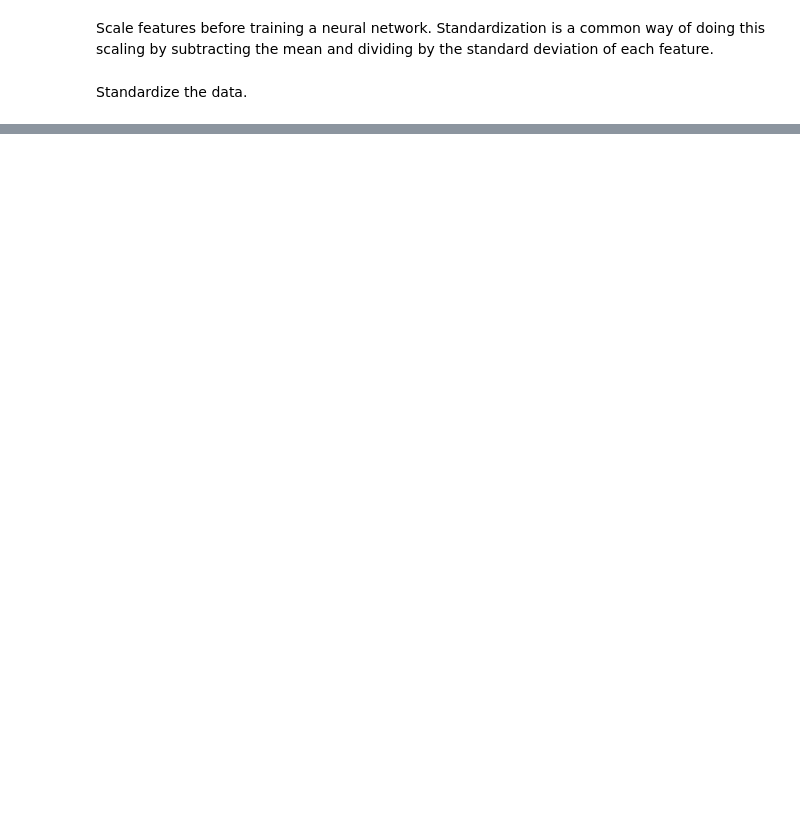
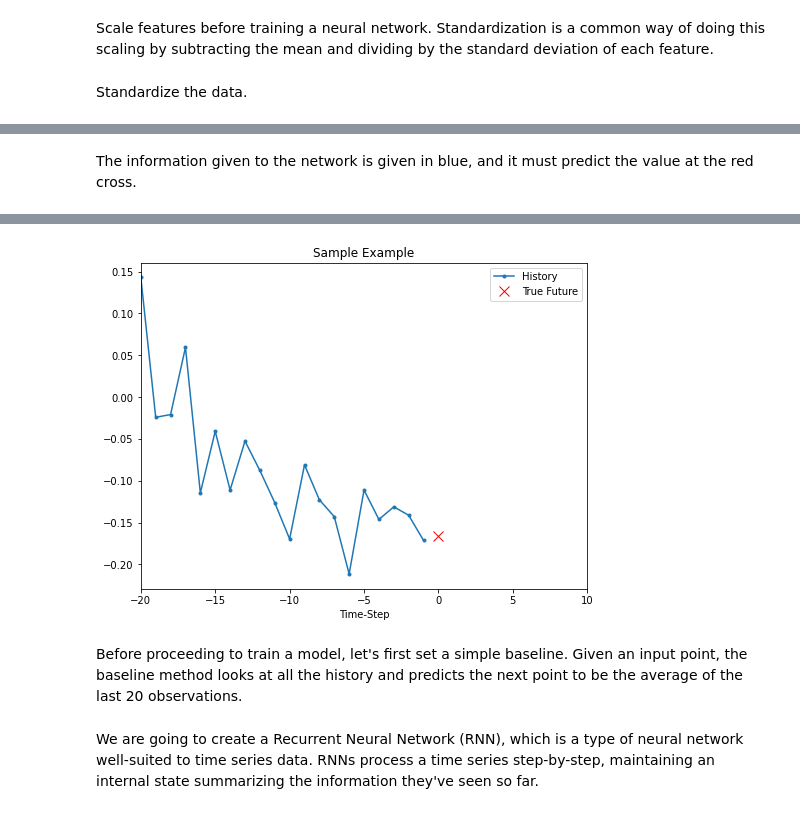
Before and after one commit to abdullahselek/covid-19, a Jupyter notebook: covid-19.ipynb, the cells around one changed output, grey strips where cells are left out. Saved outputs shown, nothing was run; the diff lists cells and outputs as text; code cells hidden in the pictures; blank space fills up the shorter version.

```diff
--- a/covid-19.ipynb
+++ b/covid-19.ipynb
@@ -63,0 +69,3 @@ number_of_rows
+# %%
+number_of_rows = len(df)
+number_of_rows
@@ -106,3 +116,13 @@ uni_train_std = uni_data[:TRAIN_SPLIT].std()
 Standardize the data.
 # %%
 uni_data = (uni_data - uni_train_mean) / uni_train_std
+# %%
+univariate_past_history = 20
+univariate_future_target = 0
+
+x_train_uni, y_train_uni = univariate_data(uni_data, 0, TRAIN_SPLIT,
+                                           univariate_past_history,
+                                           univariate_future_target)
+x_val_uni, y_val_uni = univariate_data(uni_data, TRAIN_SPLIT, None,
+                                       univariate_past_history,
+                                       univariate_future_target)
@@ -108,0 +152,29 @@ uni_data = (uni_data - uni_train_mean) / uni_train_std
+# %%
+def create_time_steps(length):
+    return list(range(-length, 0))
+
+def show_plot(plot_data, delta, title):
+    labels = ['History', 'True Future', 'Model Prediction']
+    marker = ['.-', 'rx', 'go']
+    time_steps = create_time_steps(plot_data[0].shape[0])
+    if delta:
+        future = delta
+    else:
+        future = 0
+
+    plt.title(title)
+    for i, x in enumerate(plot_data):
+        if i:
+            plt.plot(future, plot_data[i], marker[i], markersize=10,
+               label=labels[i])
+        else:
+            plt.plot(time_steps, plot_data[i].flatten(), marker[i], label=labels[i])
+    plt.legend()
+    plt.xlim([time_steps[0], (future+5)*2])
+    plt.xlabel('Time-Step')
+    return plt
+# %% [markdown]
+The information given to the network is given in blue, and it must predict the value at the red cross.
+# %%
+show_plot([x_train_uni[0], y_train_uni[0]], 0, 'Sample Example')
+# %% [output]
@@ -108,0 +182,3 @@ uni_data = (uni_data - uni_train_mean) / uni_train_std
+[figure, added]
+# %% [markdown]
+Before proceeding to train a model, let's first set a simple baseline. Given an input point, the baseline method looks at all the history and predicts the next point to be the average of the last 20 observations.
@@ -108,0 +191,2 @@ uni_data = (uni_data - uni_train_mean) / uni_train_std
+# %% [markdown]
+We are going to create a Recurrent Neural Network (RNN), which is a type of neural network well-suited to time series data. RNNs process a time series step-by-step, maintaining an internal state summarizing the information they've seen so far.
```
Also changed, not shown: parts of 19 cells of this notebook.
